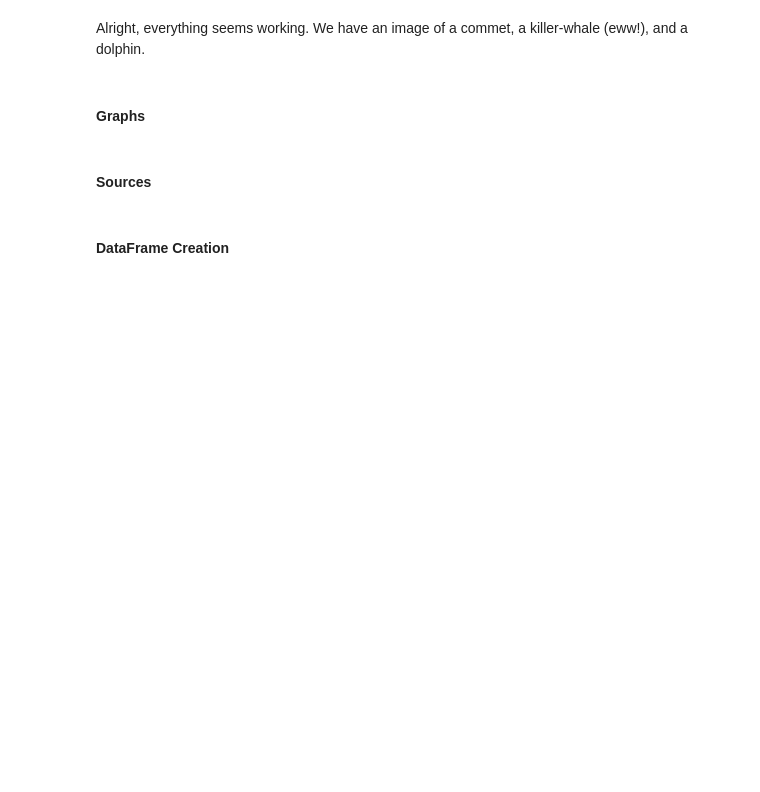
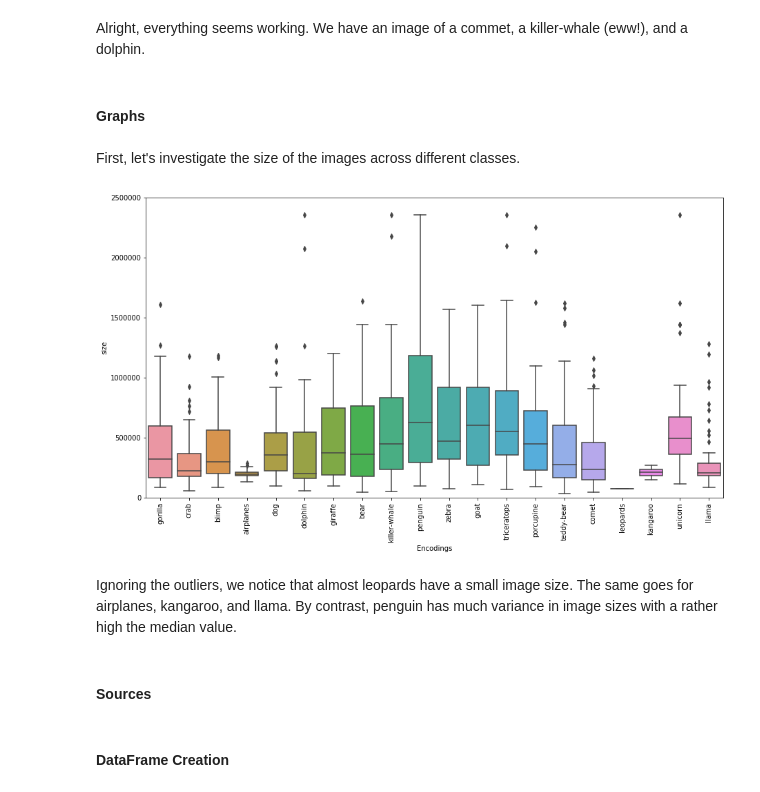
Before and after one commit to JRChow/data-200-grad-proj, a Jupyter notebook: GradProject_NB2.ipynb, the cells around one changed output. Saved outputs shown, nothing was run; the diff lists cells and outputs as text; code cells hidden in the pictures; blank space fills up the shorter version.

Commit message:
Visualize image size

```diff
--- a/GradProject_NB2.ipynb
+++ b/GradProject_NB2.ipynb
@@ -60,6 +60,22 @@ Label = dolphin
 Alright, everything seems working. We have an image of a commet, a killer-whale (eww!), and a dolphin.
 # %% [markdown]
 <h4> Graphs </h4>
+# %% [markdown]
+First, let's investigate the size of the images across different classes.
+# %%
+import seaborn as sns
+
+train_cpy = learning.copy()
+train_cpy["size"] = learning["Pictures"].apply(ft0)
+
+plt.figure(figsize=(15,8))
+ax = sns.boxplot(x="Encodings", y="size", data=train_cpy)
+ax.set(ylim=(0, 2.5e6))
+ax.set_xticklabels(labels['labels'], rotation=90);
+# %% [output]
+[figure, added]
+# %% [markdown]
+Ignoring the outliers, we notice that almost leopards have a small image size. The same goes for airplanes, kangaroo, and llama. By contrast, penguin has much variance in image sizes with a rather high the median value.
 # %% [markdown]
 <h4> Sources </h4>
 # %% [markdown]
```
